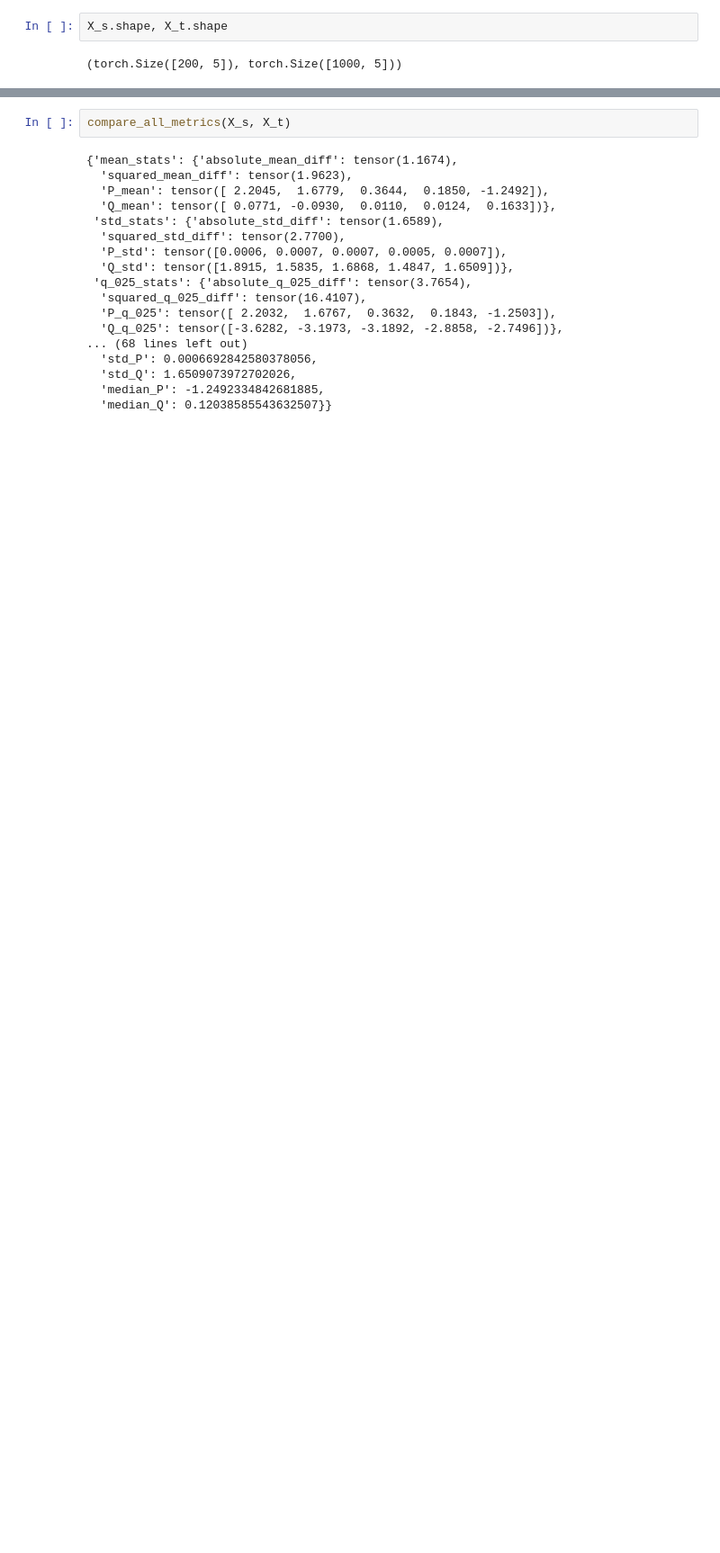
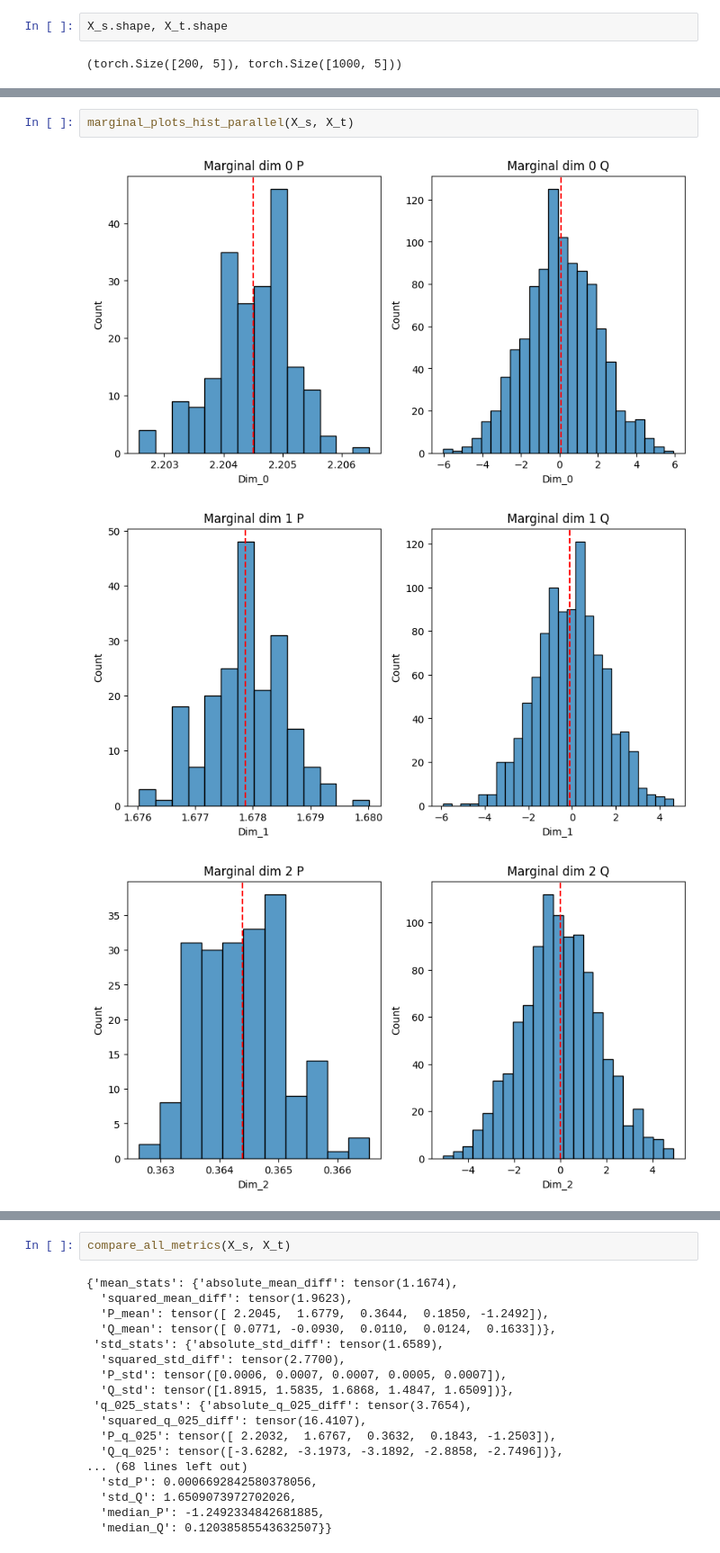
Before and after one commit to ArikReuter/ICL_for_Full_Bayesian_Inference, a Jupyter notebook: Training/Test_Trainer.ipynb, the cells around one changed output, grey strips where cells are left out. Shown at 90% size. Drawn from its saved outputs; the diff is of its cells as text; blank space fills up the shorter version.

```diff
--- a/Training/Test_Trainer.ipynb
+++ b/Training/Test_Trainer.ipynb
@@ -323,0 +328,6 @@ from PFNExperiments.Evaluation.ComparePosteriorSamples import compare_all_metric
+# %%
+marginal_plots_hist_parallel(X_s, X_t)
+# %% [output]
+[figure, added]
+[figure, added]
+[figure, added]
```
Also changed, not shown: parts of 19 cells of this notebook, 1 other file.
